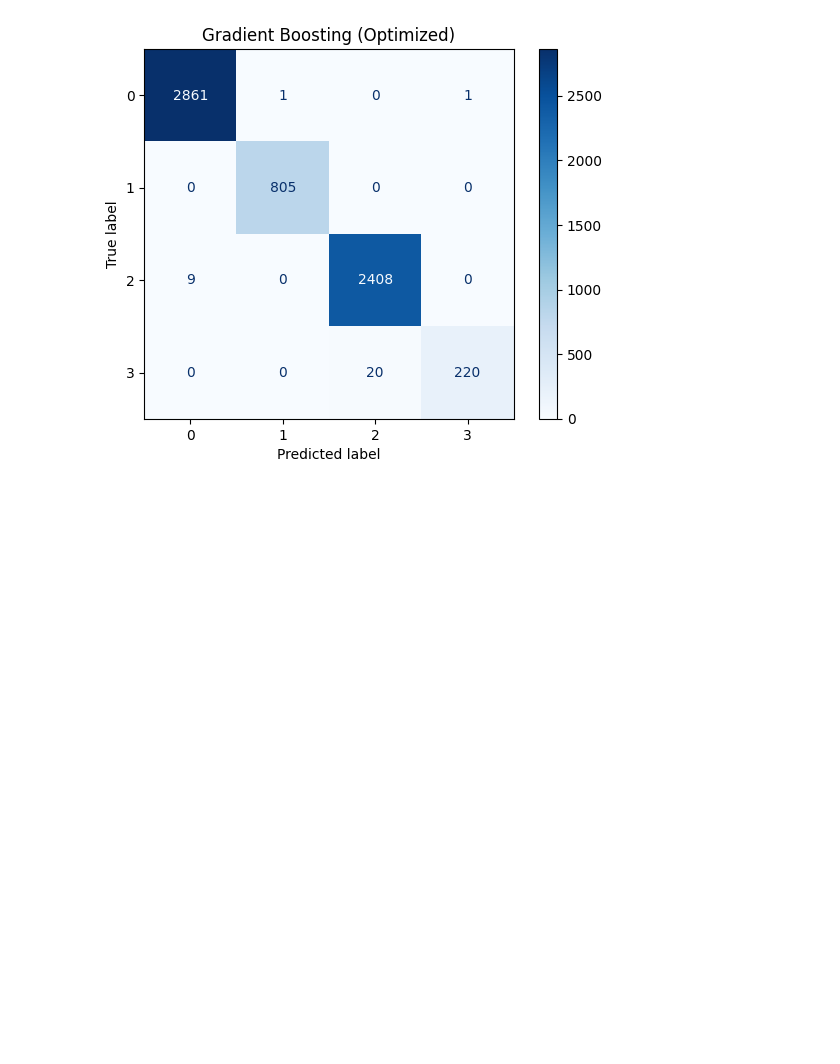
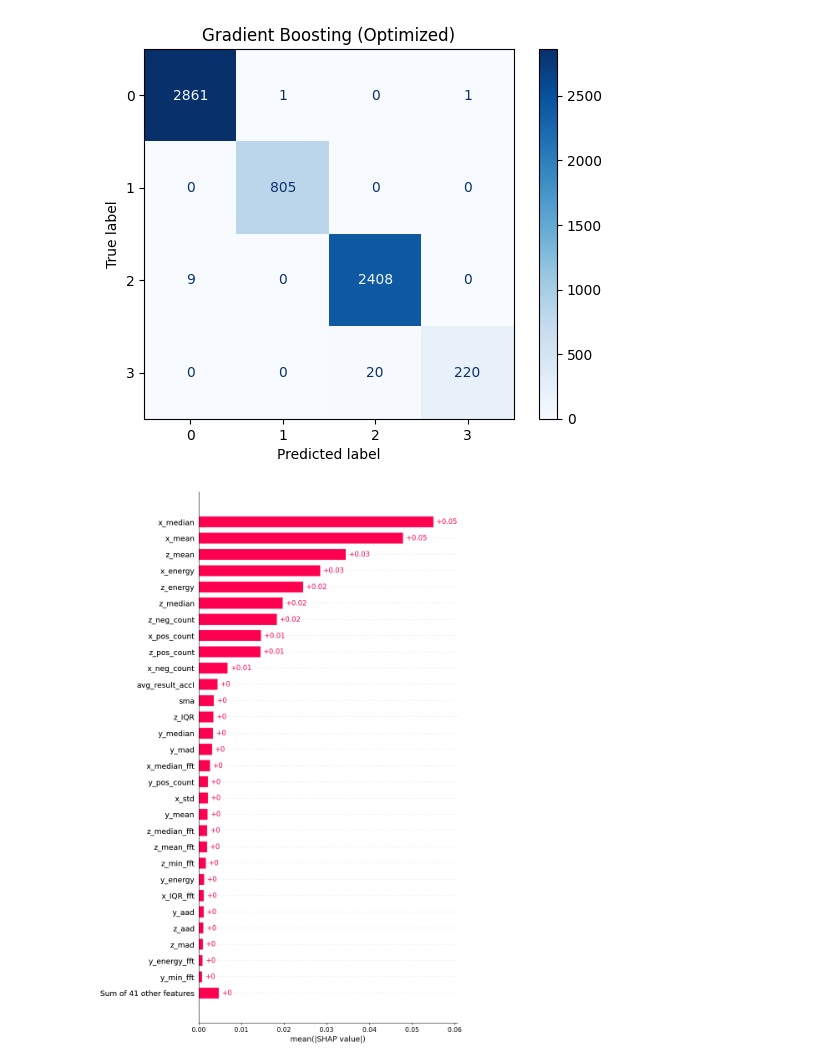
Before and after one commit to tranhuunam00/Master_2024, a Jupyter notebook: new_sleep_posture_2025/train/train.ipynb, the cells around one changed output. Saved outputs shown, nothing was run; the diff lists cells and outputs as text; code cells hidden in the pictures; blank space fills up the shorter version.

```diff
--- a/new_sleep_posture_2025/train/train.ipynb
+++ b/new_sleep_posture_2025/train/train.ipynb
@@ -232,6 +280,6 @@ weighted avg       0.95      0.94      0.94      6325
 # %%
 from models import train_GB
-modelSVM = train_GB(features_all, features_all_test, train_labels, train_labels_test)
+modelGB, scalerGB = train_GB(features_all, features_all_test, train_labels, train_labels_test)
 # %% [output]
 🔥 Training Gradient Boosting (optimized)...
 🎯 Test Accuracy: 0.9951
@@ -246,3 +294,23 @@ modelSVM = train_GB(features_all, features_all_test, train_labels, train_labels_
    macro avg       1.00      0.98      0.99      6325
 weighted avg       1.00      1.00      1.00      6325
 [figure]
+# %%
+import shap
+import pandas as pd
+import numpy as np
+import matplotlib.pyplot as plt
+
+# Chuẩn hóa dữ liệu như khi train
+X_train_scaled_gb = scalerGB.transform(features_all)
+X_test_scaled_gb = scalerGB.transform(features_all_test)
+
+X_train_scaled_gb = pd.DataFrame(X_train_scaled_gb, columns=features_all.columns)
+X_test_scaled_gb = pd.DataFrame(X_test_scaled_gb, columns=features_all.columns)
+
+# ⚙️ Tạo Explainer dùng hàm dự đoán (predict_proba) thay vì truyền model
+explainer = shap.Explainer(modelGB.predict_proba, X_train_scaled_gb)
+
+# ⚙️ Tính giá trị SHAP
+shap_values = explainer(X_test_scaled_gb)
+# %% [output]
+[figure, added]
```
Also changed, not shown: parts of 8 cells of this notebook, 16 other files.
